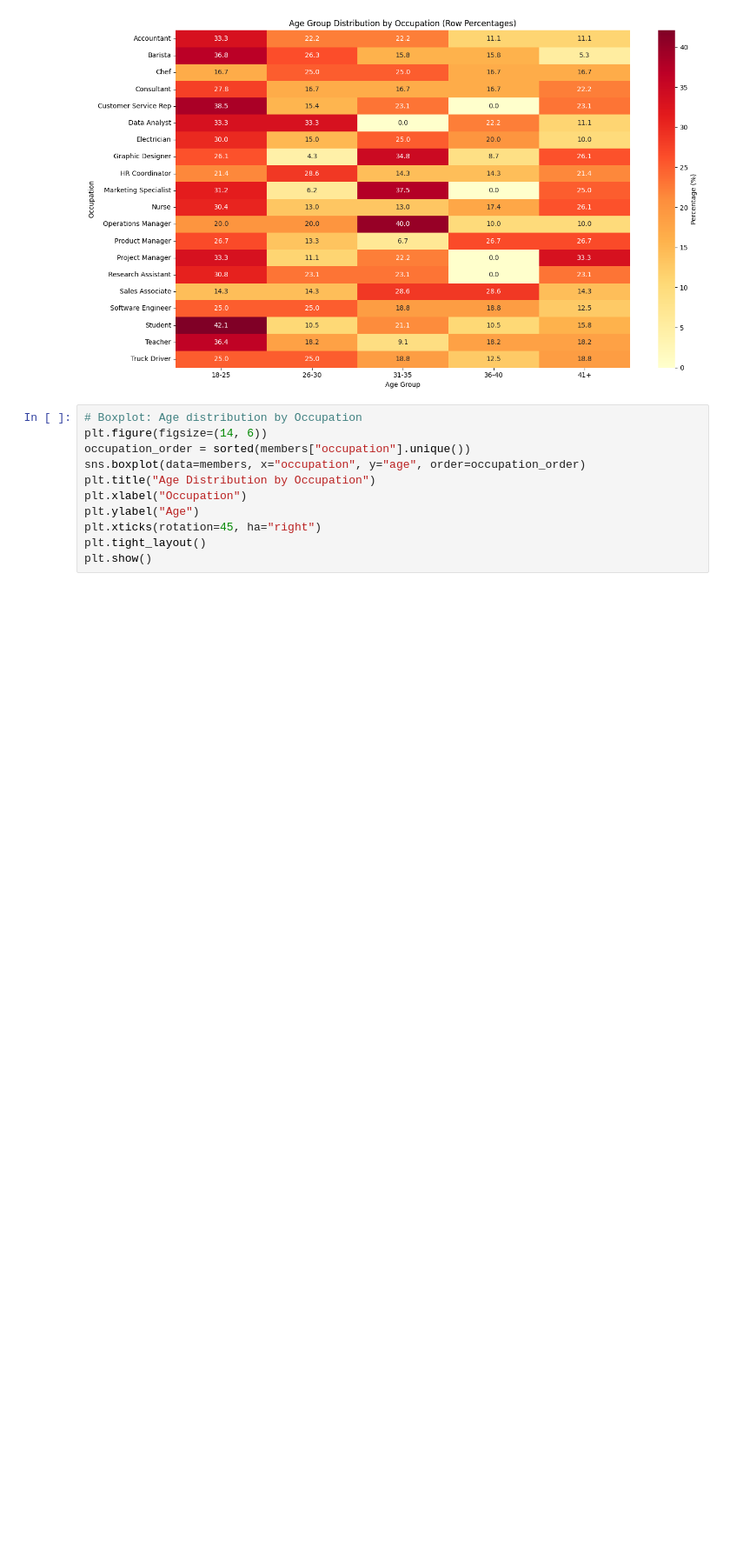
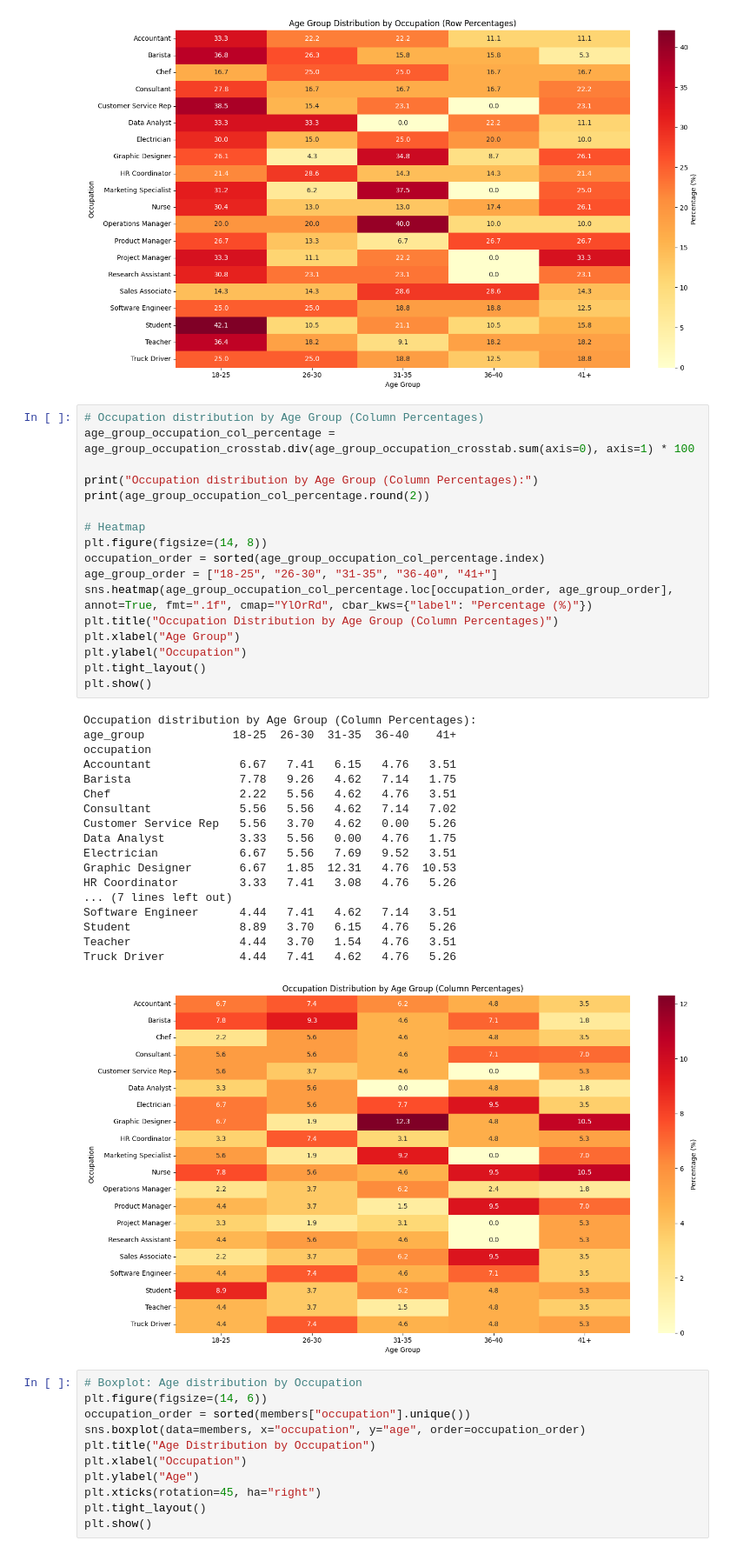
Before and after one commit to ringrongree/calian-casecomp, a Jupyter notebook: data_processing.ipynb, the cells around one changed output. Shown at 87% size. Drawn from its saved outputs; the diff is of its cells as text; blank space fills up the shorter version.

```diff
--- a/data_processing.ipynb
+++ b/data_processing.ipynb
@@ -1050,6 +1213,42 @@ Student               42.11  10.53  21.05  10.53  15.79
 Teacher               36.36  18.18   9.09  18.18  18.18
 Truck Driver          25.00  25.00  18.75  12.50  18.75
 [figure]
+# %%
+# Occupation distribution by Age Group (Column Percentages)
+age_group_occupation_col_percentage = age_group_occupation_crosstab.div(age_group_occupation_crosstab.sum(axis=0), axis=1) * 100
+
+print("Occupation distribution by Age Group (Column Percentages):")
+print(age_group_occupation_col_percentage.round(2))
+
+# Heatmap
+plt.figure(figsize=(14, 8))
+occupation_order = sorted(age_group_occupation_col_percentage.index)
+age_group_order = ["18-25", "26-30", "31-35", "36-40", "41+"]
+sns.heatmap(age_group_occupation_col_percentage.loc[occupation_order, age_group_order], annot=True, fmt=".1f", cmap="YlOrRd", cbar_kws={"label": "Percentage (%)"})
+plt.title("Occupation Distribution by Age Group (Column Percentages)")
+plt.xlabel("Age Group")
+plt.ylabel("Occupation")
+plt.tight_layout()
+plt.show()
+# %% [output]
+Occupation distribution by Age Group (Column Percentages):
+age_group             18-25  26-30  31-35  36-40    41+
+occupation
+Accountant             6.67   7.41   6.15   4.76   3.51
+Barista                7.78   9.26   4.62   7.14   1.75
+Chef                   2.22   5.56   4.62   4.76   3.51
+Consultant             5.56   5.56   4.62   7.14   7.02
+Customer Service Rep   5.56   3.70   4.62   0.00   5.26
+Data Analyst           3.33   5.56   0.00   4.76   1.75
+Electrician            6.67   5.56   7.69   9.52   3.51
+Graphic Designer       6.67   1.85  12.31   4.76  10.53
+HR Coordinator         3.33   7.41   3.08   4.76   5.26
+... (7 lines left out)
+Software Engineer      4.44   7.41   4.62   7.14   3.51
+Student                8.89   3.70   6.15   4.76   5.26
+Teacher                4.44   3.70   1.54   4.76   3.51
+Truck Driver           4.44   7.41   4.62   4.76   5.26
+[figure, added]
 # %%
 # Boxplot: Age distribution by Occupation
 plt.figure(figsize=(14, 6))
```
Also changed, not shown: parts of 10 cells of this notebook.
